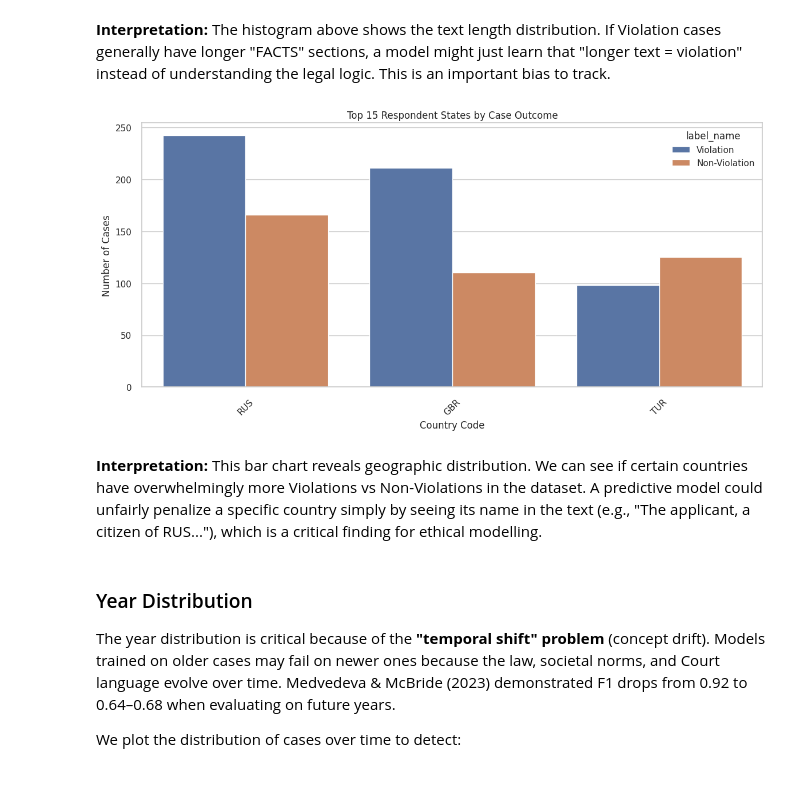
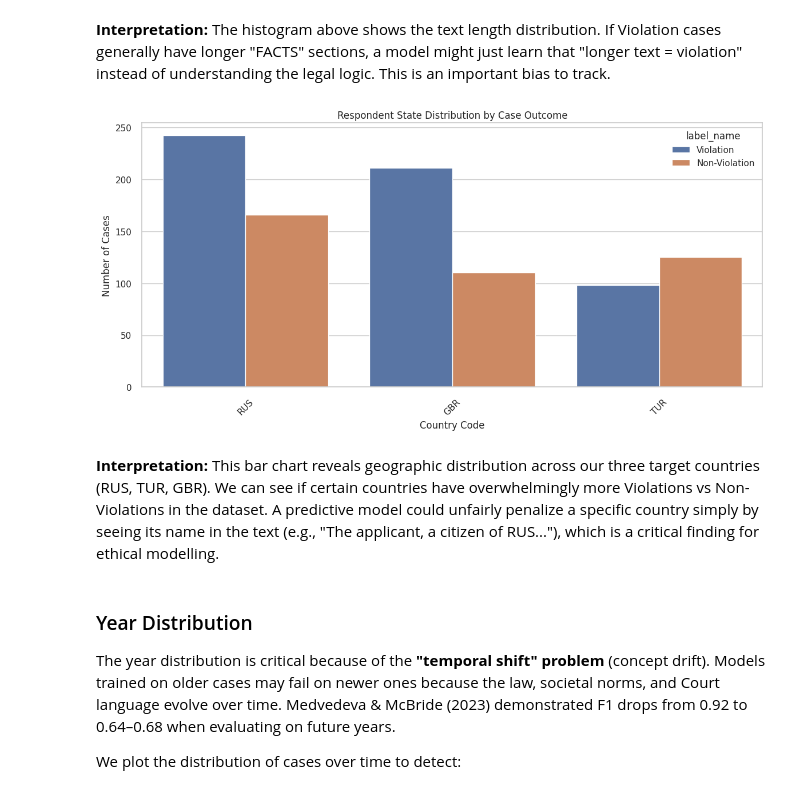
Before and after one commit to seaskyjj/echr, a Jupyter notebook: EDA.ipynb, the cells around one changed output. Drawn from its saved outputs; the diff is of its cells as text; code cells hidden in the pictures.

```diff
--- a/EDA.ipynb
+++ b/EDA.ipynb
@@ -344,17 +437,17 @@ plt.show()
 # %%
 # 2. Respondent State Bias
 plt.figure(figsize=(14,6))
-top_countries = df['respondent'].value_counts().nlargest(15).index
-sns.countplot(data=df[df['respondent'].isin(top_countries)], x='respondent', hue='label_name', order=top_countries)
-plt.title('Top 15 Respondent States by Case Outcome')
+country_order = df['respondent'].value_counts().index
+sns.countplot(data=df, x='respondent', hue='label_name', order=country_order)
+plt.title('Respondent State Distribution by Case Outcome')
 plt.xlabel('Country Code')
 plt.ylabel('Number of Cases')
 plt.xticks(rotation=45)
 plt.show()
 # %% [output]
-[figure, old version]
+[figure, new version]
 # %% [markdown]
-**Interpretation:** This bar chart reveals geographic distribution. We can see if certain countries have overwhelmingly more Violations vs Non-Violations in the dataset. A predictive model could unfairly penalize a specific country simply by seeing its name in the text (e.g., "The applicant, a citizen of RUS..."), which is a critical finding for ethical modelling.
+**Interpretation:** This bar chart reveals geographic distribution across our three target countries (RUS, TUR, GBR). We can see if certain countries have overwhelmingly more Violations vs Non-Violations in the dataset. A predictive model could unfairly penalize a specific country simply by seeing its name in the text (e.g., "The applicant, a citizen of RUS..."), which is a critical finding for ethical modelling.
 # %% [markdown]
 ### Year Distribution
 The year distribution is critical because of the **"temporal shift" problem** (concept drift). Models trained on older cases may fail on newer ones because the law, societal norms, and Court language evolve over time. Medvedeva & McBride (2023) demonstrated F1 drops from 0.92 to 0.64–0.68 when evaluating on future years.
```
Also changed, not shown: parts of 15 cells of this notebook, 1 other file.
